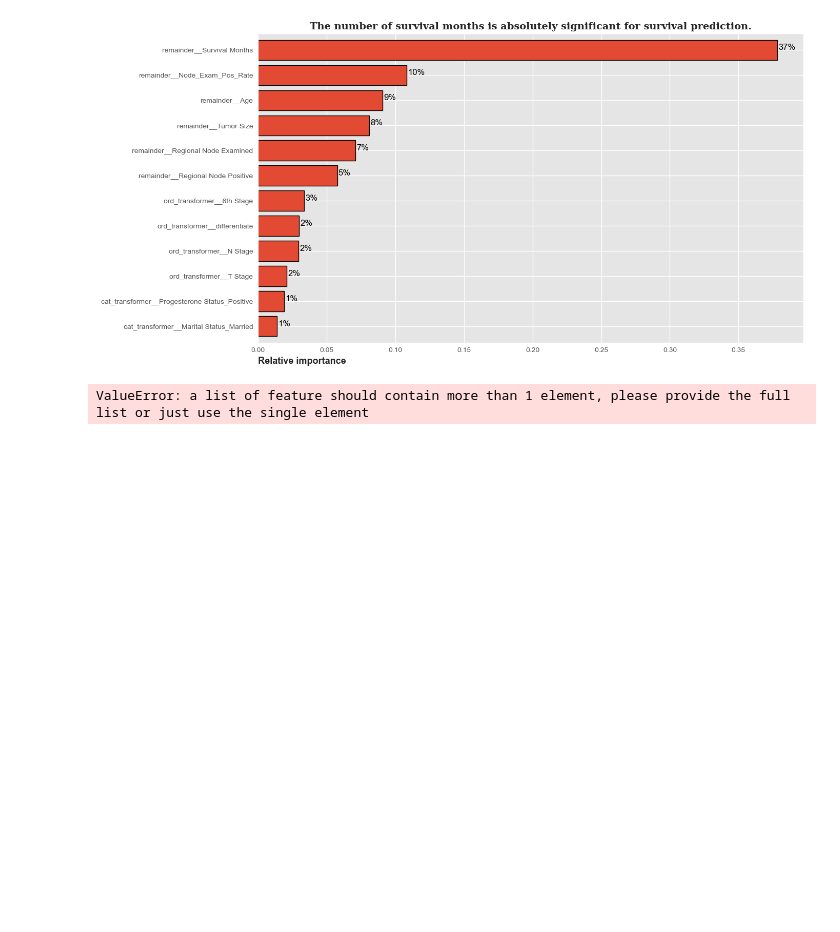
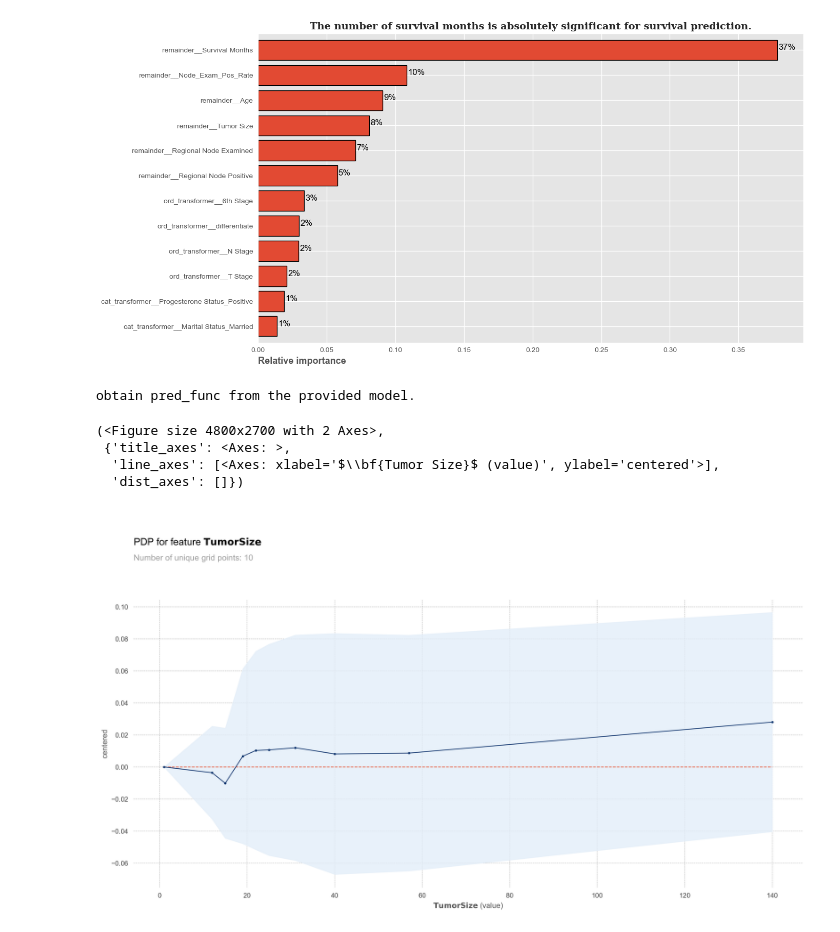
Before and after one commit to Kopy91/seer_breast_cancer, a Jupyter notebook: BreastCancer_Prediction.ipynb, the cells around one changed output. Saved outputs shown, nothing was run; the diff lists cells and outputs as text; code cells hidden in the pictures; blank space fills up the shorter version.

Commit message:
added pdp graphs

```diff
--- a/BreastCancer_Prediction.ipynb
+++ b/BreastCancer_Prediction.ipynb
@@ -345,10 +346,23 @@ fig.tight_layout()
 # %%
 from pdpbox import pdp
 
-#calculate the partial dependence of the prediction on the Feature VehOdo
-pdp_Tumor_Size = pdp.PDPIsolate(model=model, df=features_train, model_features=features_train.columns, feature_name=['remainder_Tumor Size'], feature=['remainder_Tumor Size'])
+#calculate the partial dependence of the prediction on the Feature Tumor Size
+pdp_Tumor_Size = pdp.PDPIsolate(model=model,
+                                df=features_train,
+                                n_classes=2,
+                                model_features=features_train.columns,
+                                feature='Tumor Size',
+                                feature_name='Tumor Size')
 # %% [output]
-ValueError: a list of feature should contain more than 1 element, please provide the full list or just use the single element
+obtain pred_func from the provided model.
+# %%
+pdp_Tumor_Size.plot(engine='matplotlib')
+# %% [output]
+(<Figure size 4800x2700 with 2 Axes>,
+ {'title_axes': <Axes: >,
+  'line_axes': [<Axes: xlabel='$\\bf{Tumor Size}$ (value)', ylabel='centered'>],
+  'dist_axes': []})
+[figure, added]
 # %%
 from sklearn import inspection
 
```
Also changed, not shown: parts of 10 cells of this notebook.
